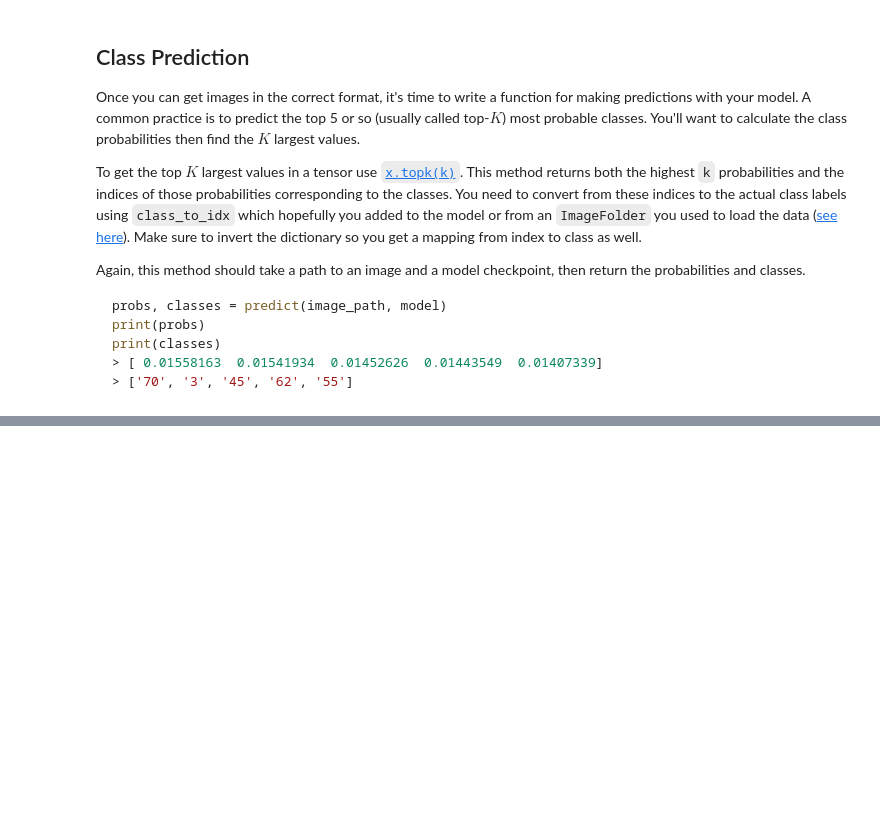
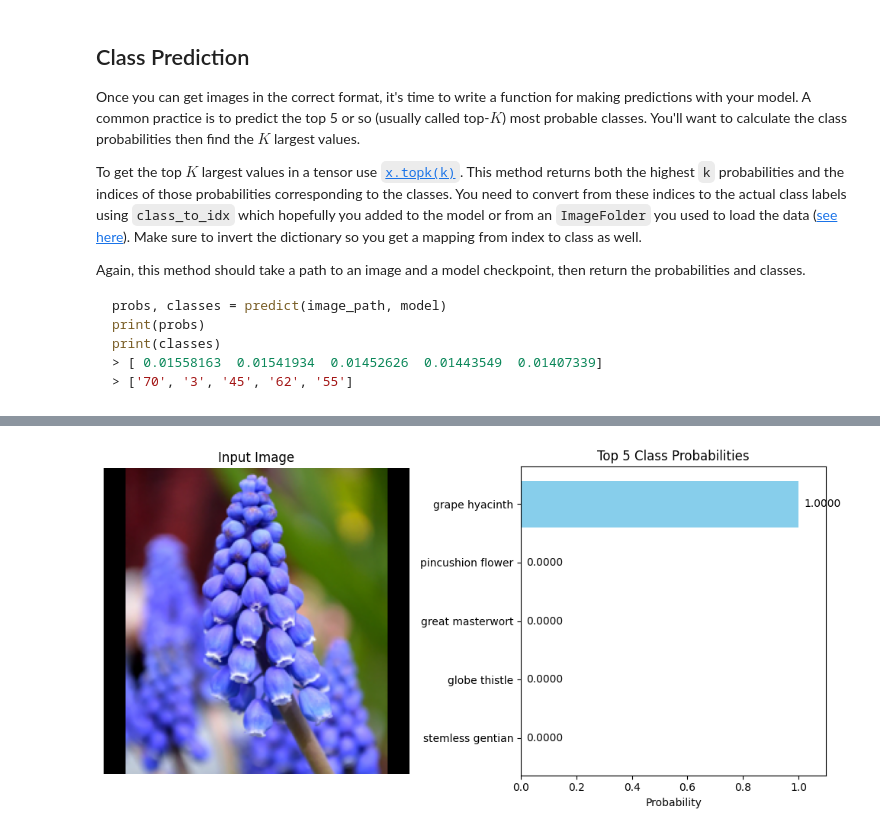
Before and after one commit to quanglenhutthanh/AI_ML_Learning, a Jupyter notebook: Deep Learning/Image Classifier/Image Classifier Project.ipynb, the cells around one changed output, grey strips where cells are left out. Saved outputs shown, nothing was run; the diff lists cells and outputs as text; code cells hidden in the pictures; blank space fills up the shorter version.

````diff
--- a/Deep Learning/Image Classifier/Image Classifier Project.ipynb
+++ b/Deep Learning/Image Classifier/Image Classifier Project.ipynb
@@ -410,3 +476,7 @@ print(classes)
 > [ 0.01558163  0.01541934  0.01452626  0.01443549  0.01407339]
 > ['70', '3', '45', '62', '55']
 ```
+# %%
+# Ensure that the model is run on GPU (if available)
+device = torch.device('mps')
+model.to(device)
@@ -424,5 +520,45 @@ Now that you can use a trained model for predictions, check to make sure it make
 <img src='assets/inference_example.png' width=300px>
 
 You can convert from the class integer encoding to actual flower names with the `cat_to_name.json` file (should have been loaded earlier in the notebook). To show a PyTorch tensor as an image, use the `imshow` function defined above.
+# %%
+def display_image_and_probs(image, probs, classes):
+    """
+    Display the image alongside a bar chart of top 5 predicted probabilities.
+
+    Args:
+    - image (tensor): Processed image tensor
+    - probs (list): List of top probabilities
+    - classes (list): List of class names corresponding to the probabilities
+    """
+    # Set up the plot
+    fig, (ax1, ax2) = plt.subplots(1, 2, figsize=(10, 5))
+
+    # Show the image using the previously defined imshow function
+    imshow(image, ax=ax1)
+    ax1.axis('off')  # Hide axis for image
+    ax1.set_title('Input Image')
+
+    # Plot the bar graph of probabilities
+    y_pos = np.arange(len(classes))
+    ax2.barh(y_pos, probs, align='center', color='skyblue')
+
+    # Set the x-axis limit to make lower probabilities visible
+    ax2.set_xlim(0, max(probs) + 0.1 * max(probs))  # Adding some padding to the x-axis
+
+    # Add labels to the bars
+    for i, v in enumerate(probs):
+        ax2.text(v + 0.02, i, f'{v:.4f}', color='black', va='center')
+
+    ax2.set_yticks(y_pos)
+    ax2.set_yticklabels(classes)
+    ax2.invert_yaxis()  # Invert y-axis to have the top probability on top
+    ax2.set_xlabel('Probability')
+    ax2.set_title('Top 5 Class Probabilities')
+
+    plt.tight_layout()
+    plt.show()
 # %%
 # TODO: Display an image along with the top 5 classes
+display_image_and_probs(image, probs[0], classes)
+# %% [output]
+[figure, added]
````
Also changed, not shown: parts of 13 cells of this notebook, 10 other files.
